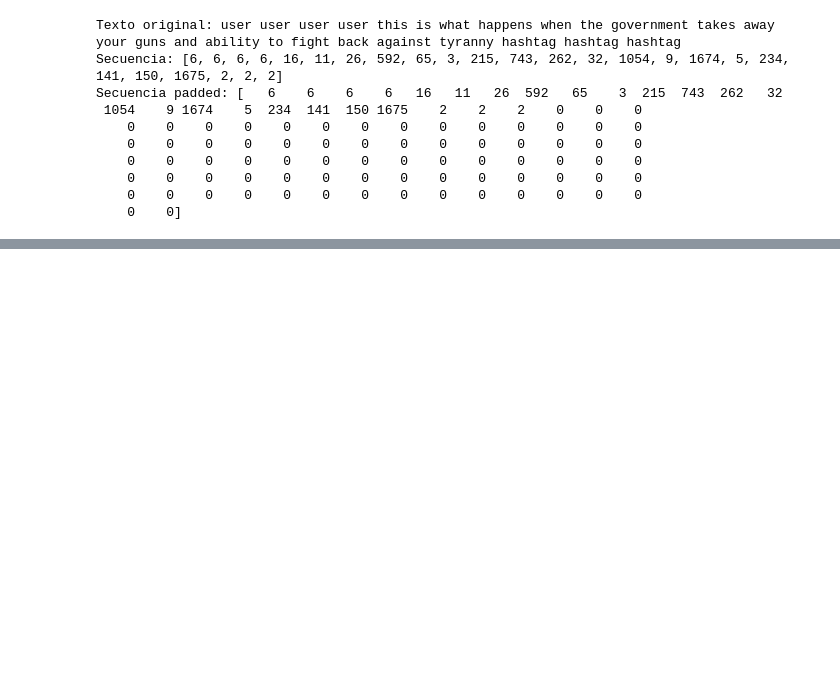
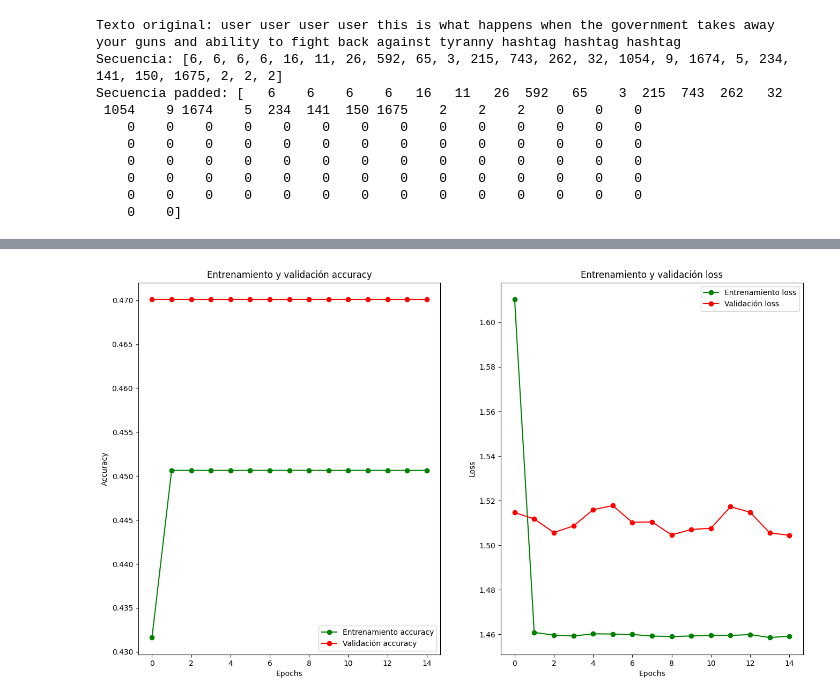
Before and after one commit to Mat11-py/NLP_project, a Jupyter notebook: Final_NLP.ipynb, the cells around one changed output, grey strips where cells are left out. Drawn from its saved outputs; the diff is of its cells as text; code cells hidden in the pictures; blank space fills up the shorter version.

```diff
--- a/Final_NLP.ipynb
+++ b/Final_NLP.ipynb
@@ -327,0 +362,18 @@ plt.show()
+# %%
+model_gru = Sequential([
+    Embedding(input_dim=vocab_size, output_dim=128, input_length=max_length),
+    GRU(150, return_sequences=False),
+    #Dense(64, activation='relu'),
+    Dense(num_classes, activation='softmax')
+])
+
+model_gru.compile(loss='categorical_crossentropy', optimizer=Adam(learning_rate=0.0001), metrics=['accuracy'])
+# %%
+history_gru = model_gru.fit(
+    X_train_pad,
+    y_train_cat,
+    validation_split=0.1,
+    epochs=15,
+    batch_size=32,
+    verbose=1
+)
@@ -327,0 +398,4 @@ plt.show()
+# %%
+visualizacion_resultados(history_gru,15)
+# %% [output]
+[figure, added]
```
Also changed, not shown: parts of 10 cells of this notebook.
